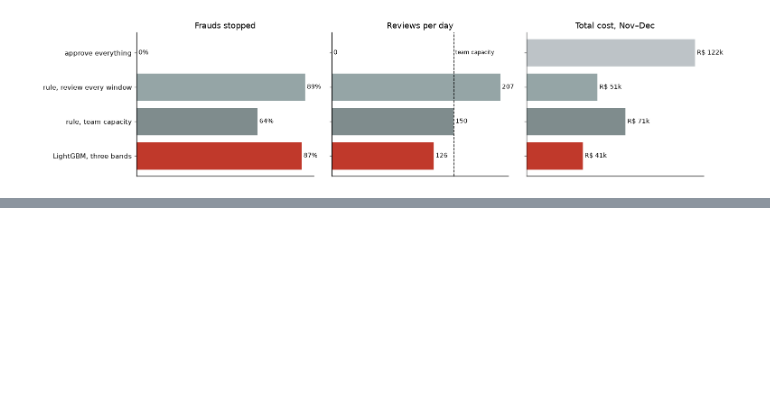
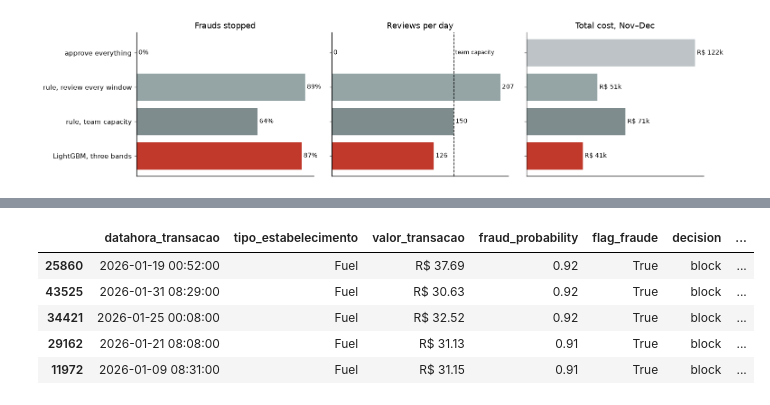
Before and after one commit to JuliaNazka/fraud-detection-case, a Jupyter notebook: notebooks/fraud_detection.ipynb, the cells around one changed output, grey strips where cells are left out. Drawn from its saved outputs; the diff is of its cells as text; code cells hidden in the pictures; blank space fills up the shorter version.

```diff
--- a/notebooks/fraud_detection.ipynb
+++ b/notebooks/fraud_detection.ipynb
@@ -821,0 +827,6 @@ These figures come from November and December, with December's new pattern misse
+# %%
+final_model = LGBMClassifier(n_estimators=400, learning_rate=0.05, min_child_samples=100, random_state=42, verbose=-1)
+final_model.fit(lightgbm_inputs(history), history[TARGET])
+
+january_score = final_model.predict_proba(lightgbm_inputs(january))[:, 1]
+january_decision = decide(january_score, REVIEW_COST, BLOCKED_CUSTOMER_COST)
@@ -821,0 +849,29 @@ These figures come from November and December, with December's new pattern misse
+# %%
+def top_reasons(model, df, top=3):
+    pushes = model.predict(lightgbm_inputs(df), pred_contrib=True)[:, :-1]
+    order = np.argsort(-np.abs(pushes), axis=1)[:, :top]
+    rows = df[FEATURES].to_dict("records")
+    return [
+        "; ".join(f"{describe(FEATURES[j], row)} ({pushes[i, j]:+.1f})" for j in order[i])
+        for i, row in enumerate(rows)
+    ]
+
+
+classified = pd.read_csv(DATA / "transacoes_jan2026.csv")
+classified["fraud_probability"] = january_score.round(4)
+classified[TARGET] = january_score >= 0.5
+classified["decision"] = january_decision
+classified["top_reasons"] = top_reasons(final_model, january)
+classified.to_csv(OUTPUTS / "transacoes_jan2026_classified.csv", index=False)
+
+top_five = classified.sort_values("fraud_probability", ascending=False).head(5)
+top_five[["datahora_transacao", "tipo_estabelecimento", "valor_transacao", "fraud_probability", TARGET, "decision", "top_reasons"]].style.format(
+    {"valor_transacao": "R$ {:.2f}", "fraud_probability": "{:.2f}"}
+)
+# %% [output]
+|  | datahora_transacao | tipo_estabelecimento | valor_transacao | fraud_probability | flag_fraude | decision | ... |
+| 25860 | 2026-01-19 00:52:00 | Fuel | R$ 37.69 | 0.92 | True | block | ... |
+| 43525 | 2026-01-31 08:29:00 | Fuel | R$ 30.63 | 0.92 | True | block | ... |
+| 34421 | 2026-01-25 00:08:00 | Fuel | R$ 32.52 | 0.92 | True | block | ... |
+| 29162 | 2026-01-21 08:08:00 | Fuel | R$ 31.13 | 0.91 | True | block | ... |
+| 11972 | 2026-01-09 08:31:00 | Fuel | R$ 31.15 | 0.91 | True | block | ... |
```
Also changed, not shown: parts of 7 cells of this notebook.
